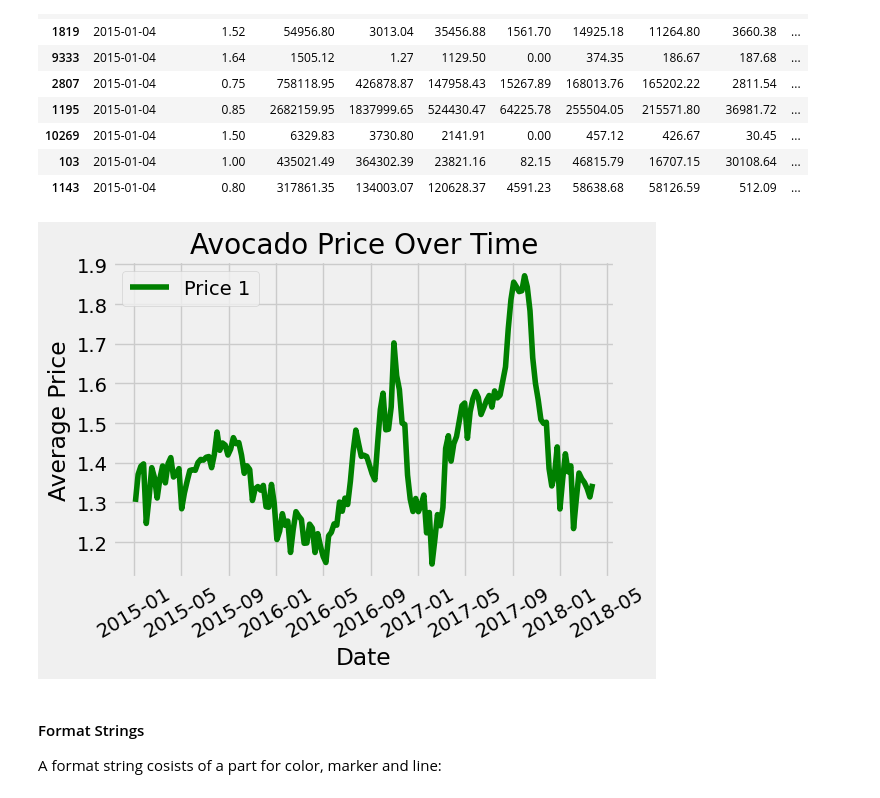
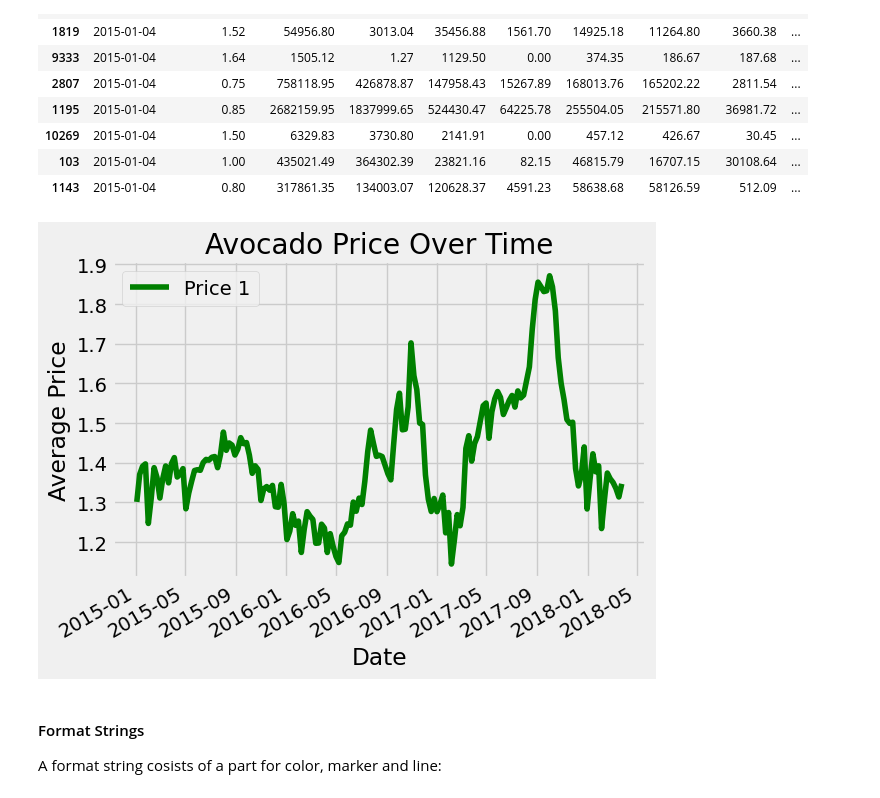
Before and after one commit to blazej32/matplotlib-tutorial, a Jupyter notebook: part1_creating_and_customizing_our_first_plots.ipynb, the cells around one changed output. Saved outputs shown, nothing was run; the diff lists cells and outputs as text; code cells hidden in the pictures.

```diff
--- a/part1_creating_and_customizing_our_first_plots.ipynb
+++ b/part1_creating_and_customizing_our_first_plots.ipynb
@@ -31,18 +31,18 @@ avocado.head(10)
 # %%
 plt1 = avocado.groupby('Date')['AveragePrice'].mean().reset_index()
 plt.style.use('fivethirtyeight')
 plt.plot(plt1['Date'], plt1['AveragePrice'], color='g', linestyle='-', label='Price 1')
 plt.xlabel('Date')
 plt.ylabel('Average Price')
 plt.title('Avocado Price Over Time')
-plt.xticks(rotation=30)
+plt.xticks(rotation=30, horizontalalignment='right')
 plt.legend()
 plt.grid(True)
 plt.tight_layout()
-plt.savefig('plot1.png')
+plt.savefig('avocado_price_over_time.png')
 plt.show()
 # %% [output]
-[figure, old version]
+[figure, new version]
 # %% [markdown]
 #### Format Strings
 A format string cosists of a part for color, marker and line:
```
Also changed, not shown: 6 other files.
